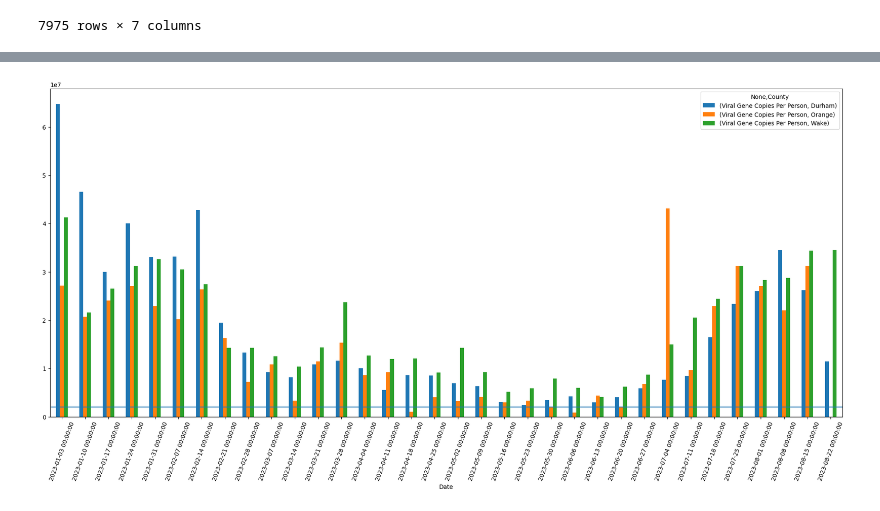
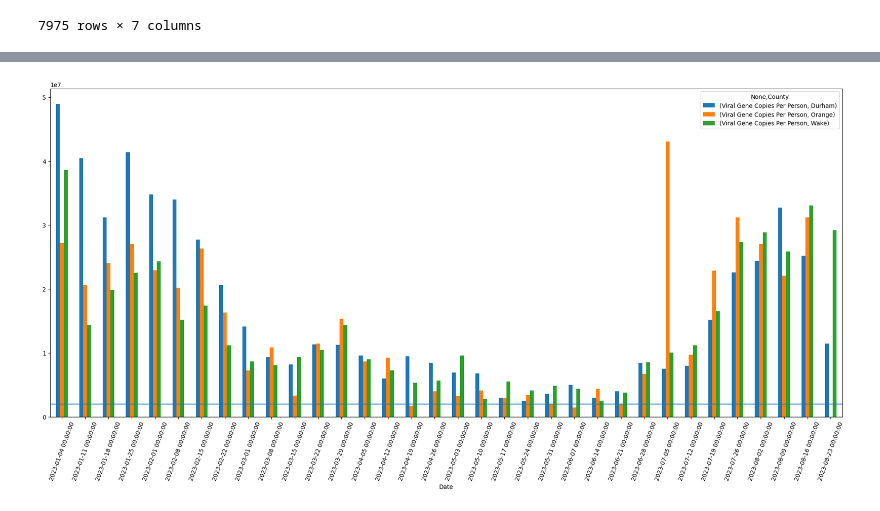
Before and after one commit to rossgrady/covid-wastewater, a Jupyter notebook: wastewater-triangle.ipynb, the cells around one changed output, grey strips where cells are left out. Drawn from its saved outputs; the diff is of its cells as text; code cells hidden in the pictures.

```diff
--- a/wastewater-triangle.ipynb
+++ b/wastewater-triangle.ipynb
@@ -45,5 +38,7 @@ array(['Stanly', 'Wake', 'Orange', 'Mecklenburg', 'Swain,jackson',
 # %%
 wastewater_counties['year'] = wastewater_counties['Date'].dt.isocalendar().year
 wastewater_counties['week'] = wastewater_counties['Date'].dt.isocalendar().week
+wastewater_counties_filtered = wastewater_counties[wastewater_counties['Viral Gene Copies Per Person'].transform(lambda x : (x<x.quantile(0.95))&(x>(x.quantile(0.05)))).eq(1)]
+wastewater_counties_filtered['copies'] = wastewater_counties_filtered['Population Served'] * wastewater_counties_filtered['Viral Gene Copies Per Person']
 # %%
 with pd.option_context('display.max_rows', 30, 'display.max_columns', None):
@@ -127,10 +111,14 @@ ax.legend(['2021','2022','2023'], loc=9, fontsize='x-large')
 # %%
-wastewater_2023 = wastewater_counties[(wastewater_counties['Date'] >= '2023-01-01')]
-wastewater_grouped = wastewater_2023.groupby([pd.Grouper(key='Date', freq='7D'), 'Wastewater Treatment Plant']).agg({'Viral Gene Copies Per Person' : 'mean', 'County' : 'first'})
-wastewater_filtered = wastewater_grouped[wastewater_grouped['Viral Gene Copies Per Person'].transform(lambda x : (x<x.quantile(0.99))&(x>(x.quantile(0.001)))).eq(1)]
-wastewater_county = wastewater_filtered.groupby(['Date', 'County']).agg({'Viral Gene Copies Per Person' : 'mean'})
+wastewater_2023 = wastewater_counties_filtered[(wastewater_counties_filtered['Date'] >= '2023-01-01')]
+wastewater_grouped = wastewater_2023.groupby([pd.Grouper(key='Date', freq='7D'), 'Wastewater Treatment Plant']).agg({'copies' : 'mean', 'County' : 'first', 'Population Served': 'mean'})
+wastewater_county = wastewater_grouped.groupby(['Date', 'County']).agg({'copies' : 'sum', 'Population Served': 'sum'})
+wastewater_county['Viral Gene Copies Per Person'] = wastewater_county['copies']/wastewater_county['Population Served']
+wastewater_tograph = wastewater_county.filter(items=['Date', 'County', 'Viral Gene Copies Per Person'])
 
 with pd.option_context('display.max_rows', 60, 'display.max_columns', None):
-    display(wastewater_filtered.round(0))
-    display(wastewater_county)
+    #display(wastewater_2023)
+    #display(wastewater_grouped)
+    #display(wastewater_filtered.round(0))
+    #display(wastewater_county)
+    display(wastewater_tograph)
 # %% [output]
@@ -165,4 +139,4 @@ with pd.option_context('display.max_rows', 60, 'display.max_columns', None):
 # %%
-ax = wastewater_county.unstack().plot.bar(figsize=(24,10), rot=70).axhline(y=2000000);
+ax = wastewater_tograph.unstack().plot.bar(figsize=(24,10), rot=70).axhline(y=2000000);
 # %% [output]
-[figure, old version]
+[figure, new version]
```
Also changed, not shown: parts of 6 cells of this notebook, 1 other file.
